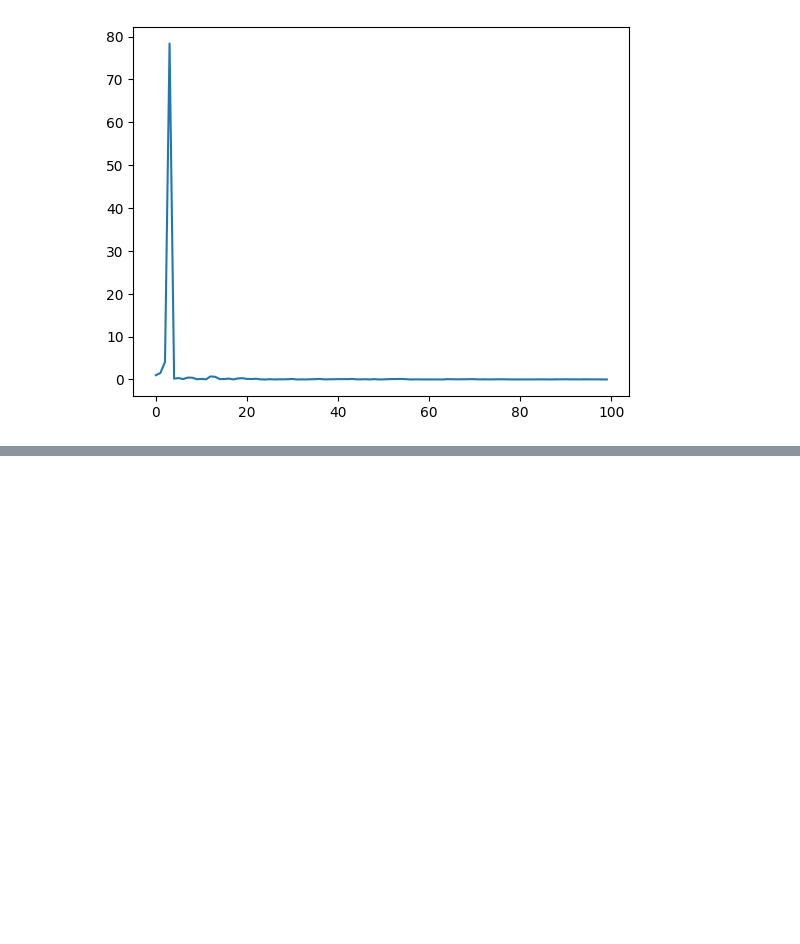
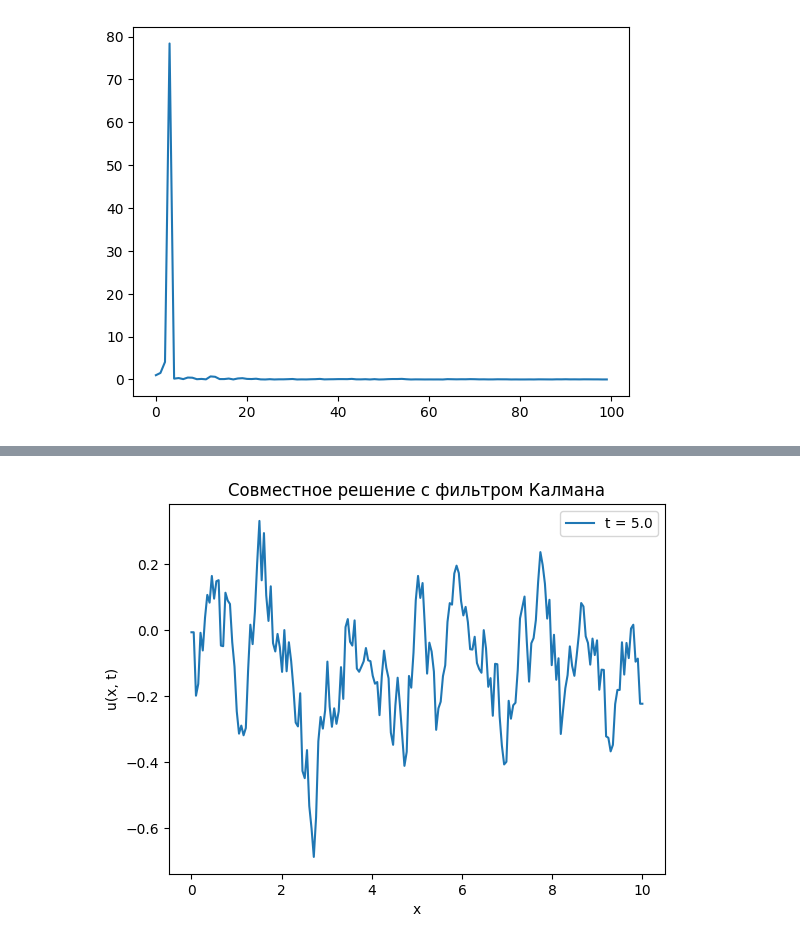
Before and after one commit to daniil225/Kalman_adaptive_filter, a Jupyter notebook: KalmanFilter.ipynb, the cells around one changed output, grey strips where cells are left out. Drawn from its saved outputs; the diff is of its cells as text; code cells hidden in the pictures; blank space fills up the shorter version.

```diff
--- a/KalmanFilter.ipynb
+++ b/KalmanFilter.ipynb
@@ -183,0 +284,74 @@ plt.show()
+# %%
+import numpy as np
+import matplotlib.pyplot as plt
+
+# Параметры задачи
+L = 10.0
+T = 5.0
+Nx = 200
+Nt = 400
+D = 0.01
+v = 0.1
+dx = L / (Nx - 1)
+dt = T / Nt
+r = D * dt / dx**2
+
+# Сетка
+x = np.linspace(0, L, Nx)
+t = np.linspace(0, T, Nt)
+
+# Начальное состояние
+u = 0*np.exp(-100 * (x - 0.5)**2)
+u_new = np.copy(u)
+
+# Матрица A (для прогноза методом Кранка-Николсона)
+A = np.zeros((Nx-2, Nx-2))
+for i in range(Nx-2):
+    A[i, i] = 1 + r
+    if i > 0:
+        A[i, i-1] = -r / 2
+    if i < Nx-3:
+        A[i, i+1] = -r / 2
+
+# Шумы
+Q = 0.001 * np.eye(Nx-2)  # Шум модели
+R = 0.01 * np.eye(Nx-2)   # Шум измерений
+
+# Начальные ковариации
+P = np.eye(Nx-2) * 0.1
+
+# Матрица наблюдений (проверяем только часть узлов)
+H = np.eye(Nx-2)
+
+# Фильтр Калмана
+for n in range(Nt):
+    # Шаг прогноза
+    b = np.zeros(Nx-2)
+    for i in range(1, Nx-1):
+        b[i-1] = u[i] + r / 2 * (u[i-1] - 2*u[i] + u[i+1])
+
+    u_inner = np.linalg.solve(A, b)
+    P = A @ P @ A.T + Q
+
+    # Генерация наблюдений (с шумом)
+    z = u_inner + np.random.normal(0, 0.1, size=u_inner.shape)
+
+    # Шаг обновления
+    K = P @ H.T @ np.linalg.inv(H @ P @ H.T + R)
+    u_inner = u_inner + K @ (z - H @ u_inner)
+    P = (np.eye(Nx-2) - K @ H) @ P
+
+    # Обновляем решение
+    u[1:-1] = u_inner
+    u[0] = u[1]  # Краевые условия
+    u[-1] = u[-2]
+
+# Построение графика
+plt.plot(x, u, label=f"t = {T}")
+plt.title("Совместное решение с фильтром Калмана")
+plt.xlabel("x")
+plt.ylabel("u(x, t)")
+plt.legend()
+plt.show()
+# %% [output]
+[figure, added]
```
Also changed, not shown: parts of 1 cell of this notebook, 4 other files.
